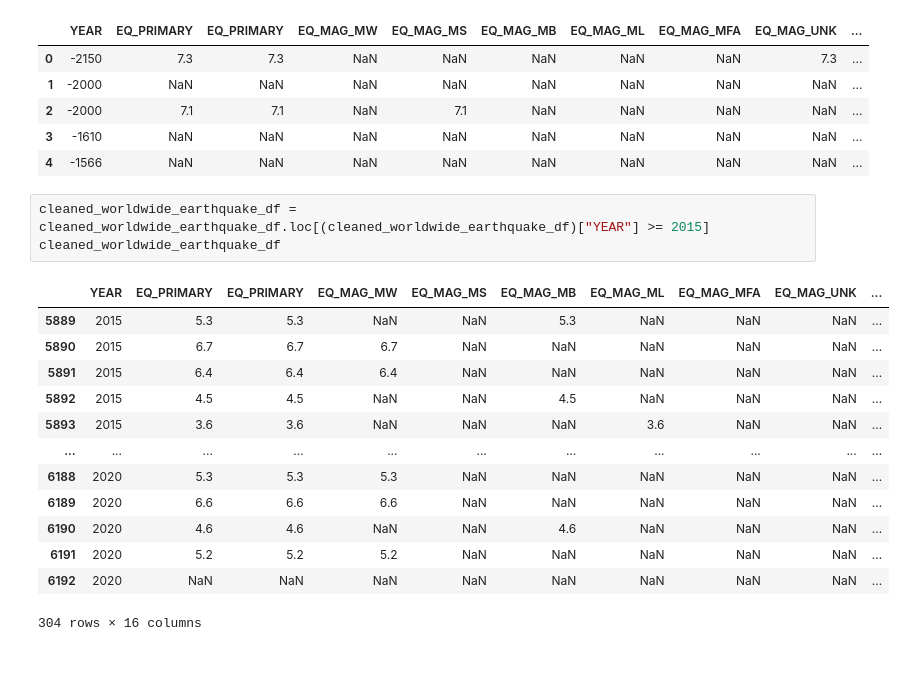
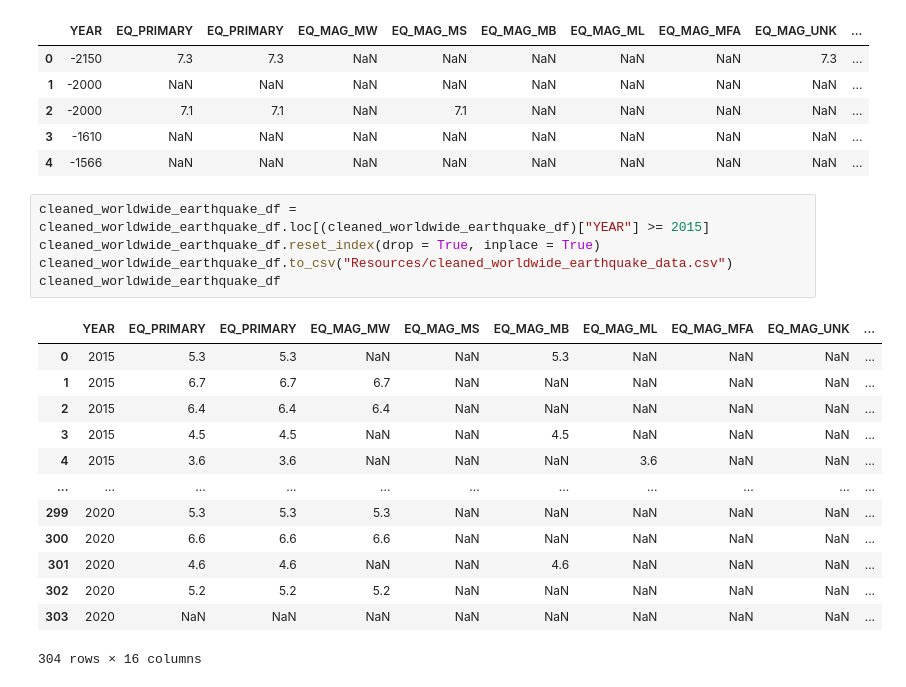
Before and after one commit to macadyls/Natural-Disaster-Support-ETL, a Jupyter notebook: data_cleaning.ipynb, the cells around one changed output. Drawn from its saved outputs; the diff is of its cells as text.

```diff
--- a/data_cleaning.ipynb
+++ b/data_cleaning.ipynb
@@ -100,18 +119,20 @@ cleaned_worldwide_earthquake_df.head()
 | 4 | -1566 | NaN | NaN | NaN | NaN | NaN | NaN | NaN | NaN | ... |
 # %%
 cleaned_worldwide_earthquake_df = cleaned_worldwide_earthquake_df.loc[(cleaned_worldwide_earthquake_df)["YEAR"] >= 2015]
+cleaned_worldwide_earthquake_df.reset_index(drop = True, inplace = True)
+cleaned_worldwide_earthquake_df.to_csv("Resources/cleaned_worldwide_earthquake_data.csv")
 cleaned_worldwide_earthquake_df
 # %% [output]
 |  | YEAR | EQ_PRIMARY | EQ_PRIMARY | EQ_MAG_MW | EQ_MAG_MS | EQ_MAG_MB | EQ_MAG_ML | EQ_MAG_MFA | EQ_MAG_UNK | ... |
-| 5889 | 2015 | 5.3 | 5.3 | NaN | NaN | 5.3 | NaN | NaN | NaN | ... |
-| 5890 | 2015 | 6.7 | 6.7 | 6.7 | NaN | NaN | NaN | NaN | NaN | ... |
-| 5891 | 2015 | 6.4 | 6.4 | 6.4 | NaN | NaN | NaN | NaN | NaN | ... |
-| 5892 | 2015 | 4.5 | 4.5 | NaN | NaN | 4.5 | NaN | NaN | NaN | ... |
-| 5893 | 2015 | 3.6 | 3.6 | NaN | NaN | NaN | 3.6 | NaN | NaN | ... |
+| 0 | 2015 | 5.3 | 5.3 | NaN | NaN | 5.3 | NaN | NaN | NaN | ... |
+| 1 | 2015 | 6.7 | 6.7 | 6.7 | NaN | NaN | NaN | NaN | NaN | ... |
+| 2 | 2015 | 6.4 | 6.4 | 6.4 | NaN | NaN | NaN | NaN | NaN | ... |
+| 3 | 2015 | 4.5 | 4.5 | NaN | NaN | 4.5 | NaN | NaN | NaN | ... |
+| 4 | 2015 | 3.6 | 3.6 | NaN | NaN | NaN | 3.6 | NaN | NaN | ... |
 | ... | ... | ... | ... | ... | ... | ... | ... | ... | ... | ... |
-| 6188 | 2020 | 5.3 | 5.3 | 5.3 | NaN | NaN | NaN | NaN | NaN | ... |
-| 6189 | 2020 | 6.6 | 6.6 | 6.6 | NaN | NaN | NaN | NaN | NaN | ... |
-| 6190 | 2020 | 4.6 | 4.6 | NaN | NaN | 4.6 | NaN | NaN | NaN | ... |
-| 6191 | 2020 | 5.2 | 5.2 | 5.2 | NaN | NaN | NaN | NaN | NaN | ... |
-| 6192 | 2020 | NaN | NaN | NaN | NaN | NaN | NaN | NaN | NaN | ... |
+| 299 | 2020 | 5.3 | 5.3 | 5.3 | NaN | NaN | NaN | NaN | NaN | ... |
+| 300 | 2020 | 6.6 | 6.6 | 6.6 | NaN | NaN | NaN | NaN | NaN | ... |
+| 301 | 2020 | 4.6 | 4.6 | NaN | NaN | 4.6 | NaN | NaN | NaN | ... |
+| 302 | 2020 | 5.2 | 5.2 | 5.2 | NaN | NaN | NaN | NaN | NaN | ... |
+| 303 | 2020 | NaN | NaN | NaN | NaN | NaN | NaN | NaN | NaN | ... |
 304 rows × 16 columns
```
Also changed, not shown: parts of 2 cells of this notebook.
